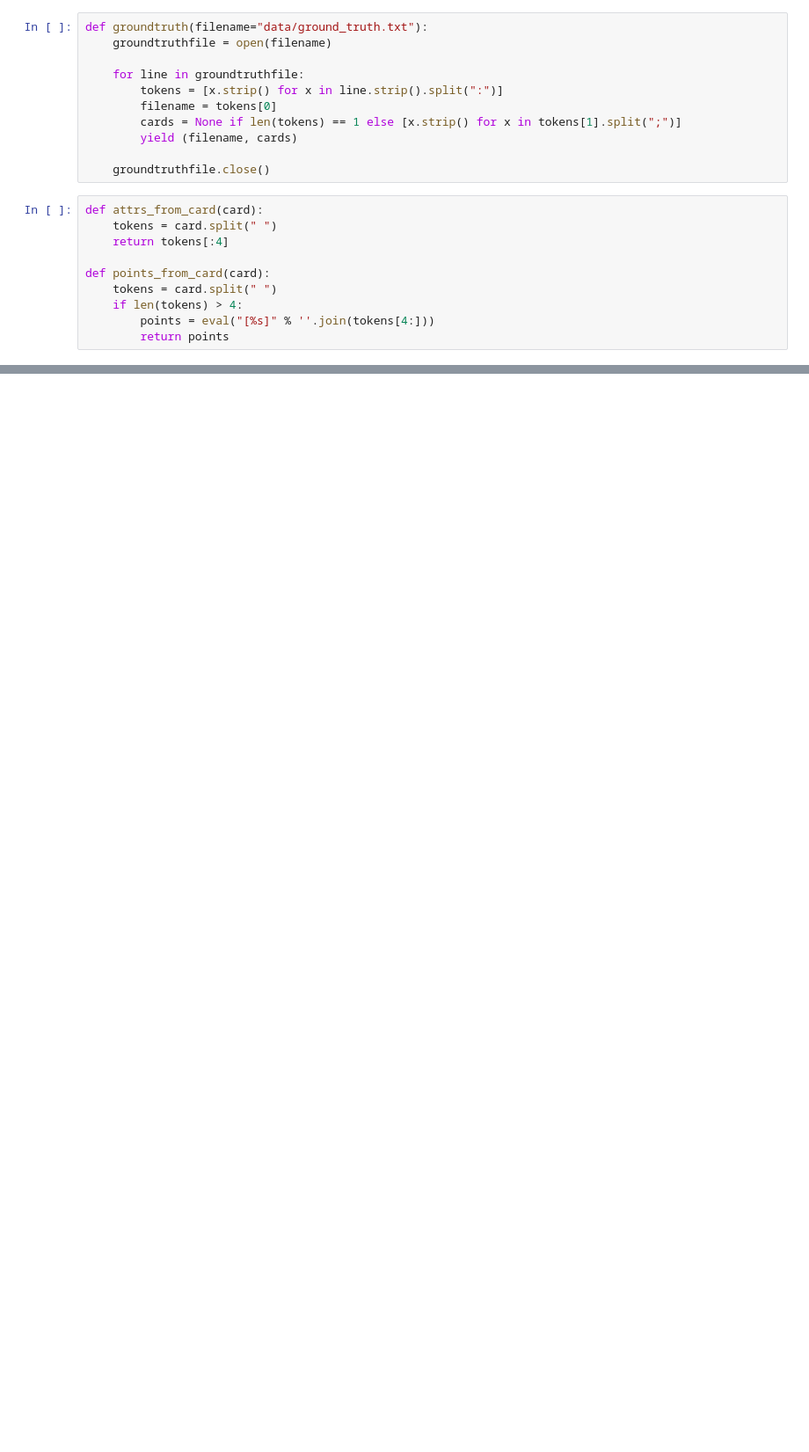
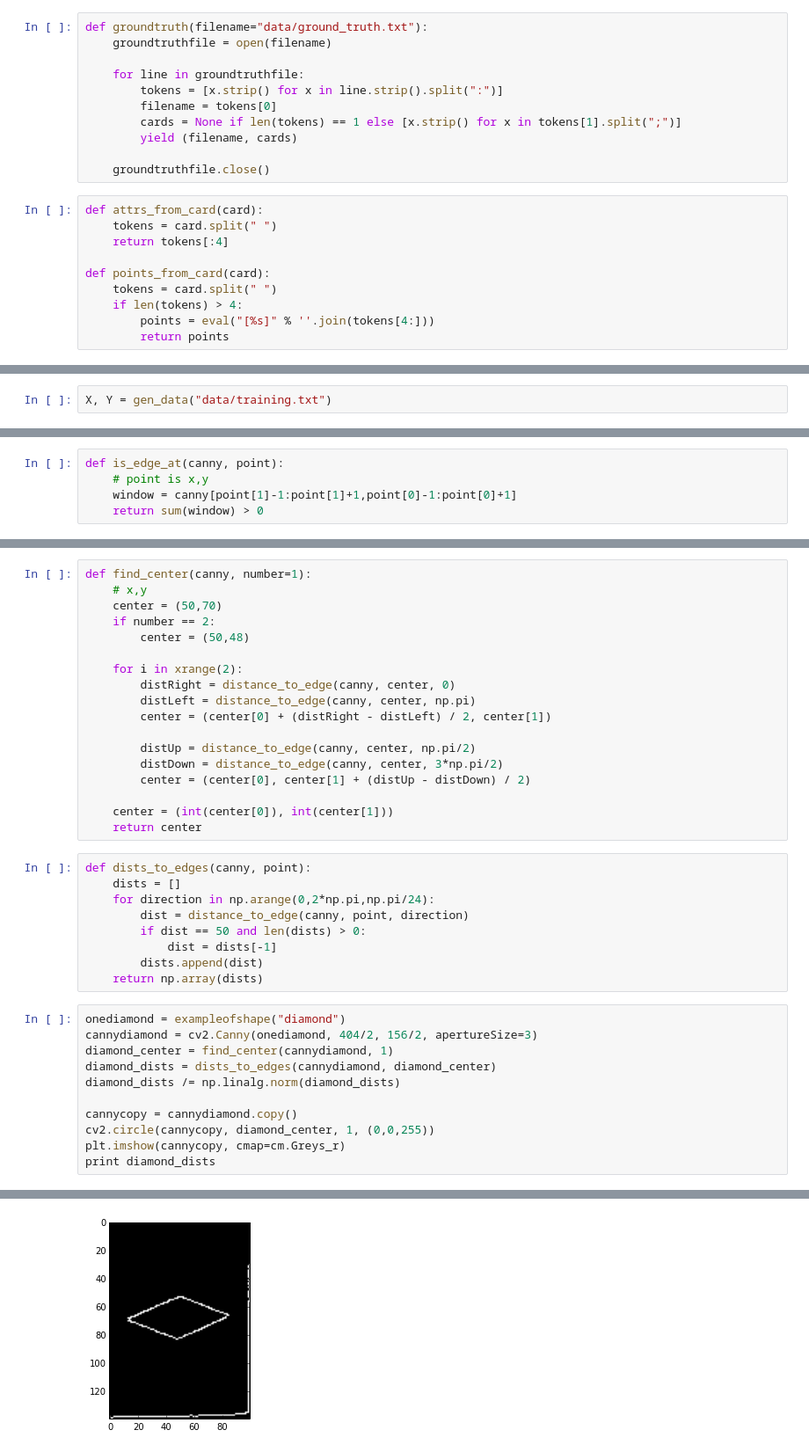
Before and after one commit to dbieber/setfinder, a Jupyter notebook: features.ipynb, the cells around one changed output, grey strips where cells are left out. Shown at 88% size. Cells and saved outputs as stored; diff of their text form; blank space fills up the shorter version.

```diff
--- a/features.ipynb
+++ b/features.ipynb
@@ -76,0 +246,2 @@ KeyboardInterrupt:
+# %%
+X, Y = gen_data("data/training.txt")
@@ -76,0 +354,5 @@ KeyboardInterrupt:
+# %%
+def is_edge_at(canny, point):
+    # point is x,y
+    window = canny[point[1]-1:point[1]+1,point[0]-1:point[0]+1]
+    return sum(window) > 0
@@ -76,0 +367,39 @@ KeyboardInterrupt:
+# %%
+def find_center(canny, number=1):
+    # x,y
+    center = (50,70)
+    if number == 2:
+        center = (50,48)
+
+    for i in xrange(2):
+        distRight = distance_to_edge(canny, center, 0)
+        distLeft = distance_to_edge(canny, center, np.pi)
+        center = (center[0] + (distRight - distLeft) / 2, center[1])
+
+        distUp = distance_to_edge(canny, center, np.pi/2)
+        distDown = distance_to_edge(canny, center, 3*np.pi/2)
+        center = (center[0], center[1] + (distUp - distDown) / 2)
+
+    center = (int(center[0]), int(center[1]))
+    return center
+# %%
+def dists_to_edges(canny, point):
+    dists = []
+    for direction in np.arange(0,2*np.pi,np.pi/24):
+        dist = distance_to_edge(canny, point, direction)
+        if dist == 50 and len(dists) > 0:
+            dist = dists[-1]
+        dists.append(dist)
+    return np.array(dists)
+# %%
+onediamond = exampleofshape("diamond")
+cannydiamond = cv2.Canny(onediamond, 404/2, 156/2, apertureSize=3)
+diamond_center = find_center(cannydiamond, 1)
+diamond_dists = dists_to_edges(cannydiamond, diamond_center)
+diamond_dists /= np.linalg.norm(diamond_dists)
+
+cannycopy = cannydiamond.copy()
+cv2.circle(cannycopy, diamond_center, 1, (0,0,255))
+plt.imshow(cannycopy, cmap=cm.Greys_r)
+print diamond_dists
+# %% [output]
@@ -76,0 +414 @@ KeyboardInterrupt:
+[figure, added]
```
Also changed, not shown: parts of 33 cells of this notebook, 3 other files.
